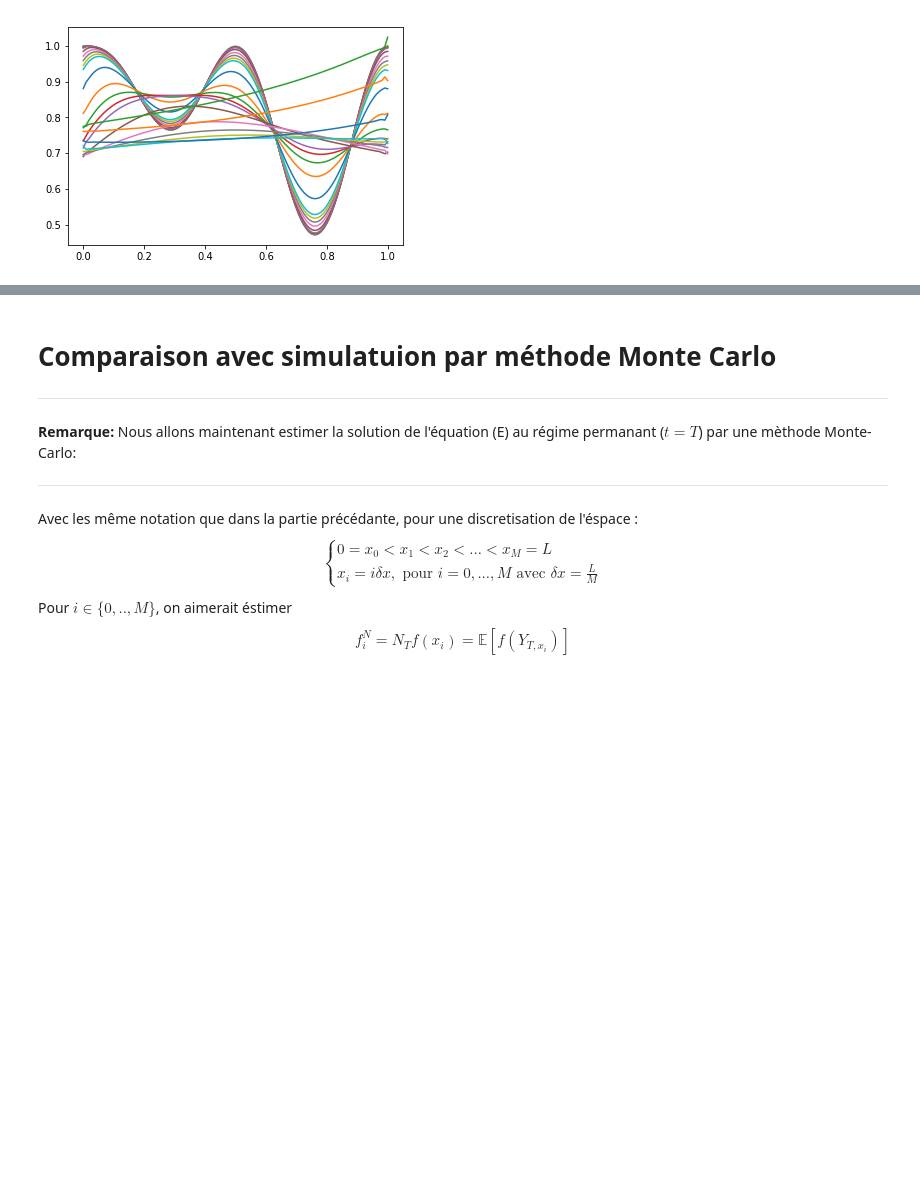
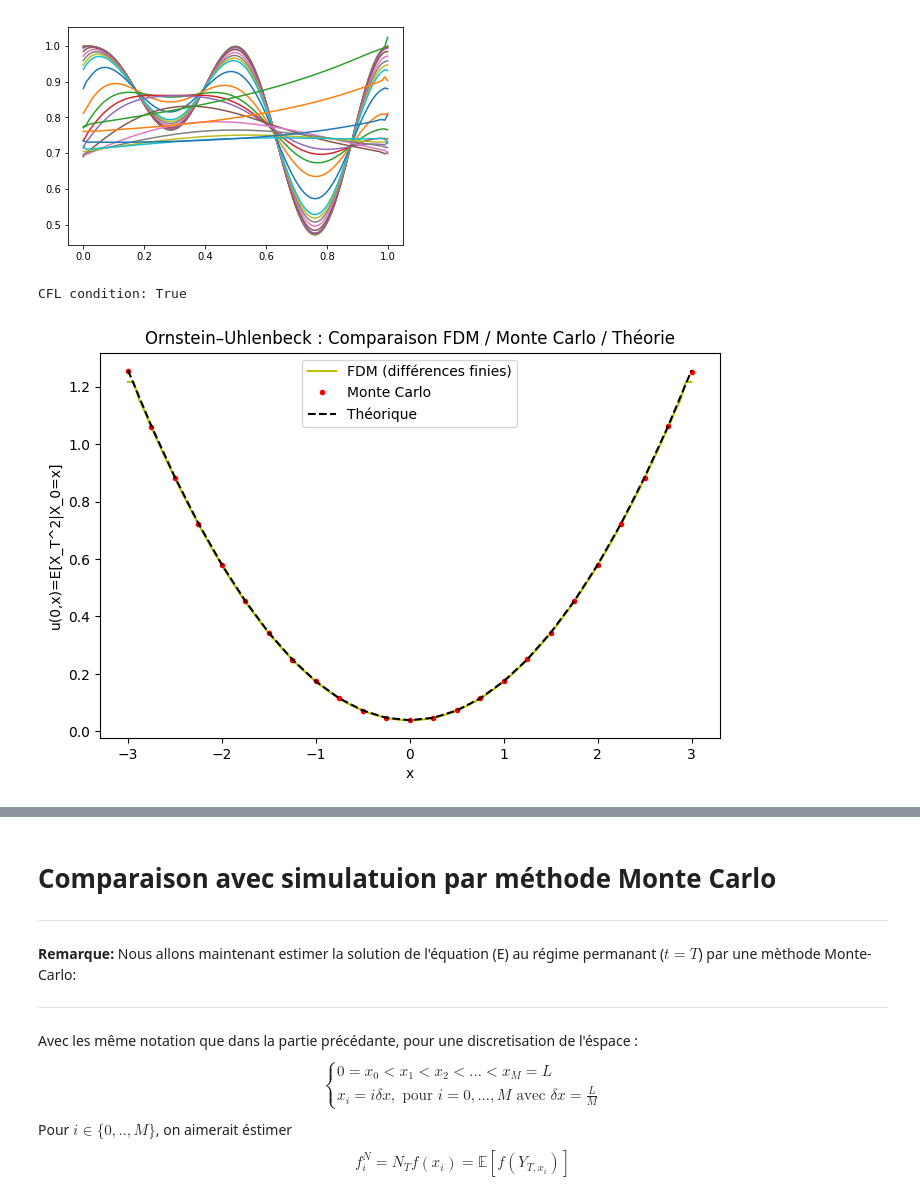
Before and after one commit to EssaddekOthmane/Ornstein-Uhlenbeck-process, a Jupyter notebook: Ornstein_Uhlenbeck.ipynb, the cells around one changed output, grey strips where cells are left out. Drawn from its saved outputs; the diff is of its cells as text; code cells hidden in the pictures; blank space fills up the shorter version.

```diff
--- a/Ornstein_Uhlenbeck.ipynb
+++ b/Ornstein_Uhlenbeck.ipynb
@@ -774,3 +1070,77 @@ plt.show()
 0.9999599999993782
 (110, 110)
 [figure]
+# %%
+import numpy as np
+import matplotlib.pyplot as plt
+from scipy.stats import norm
+
+# Paramètres du modèle OU
+alpha = 1.0     # vitesse de rappel
+theta = 0.0     # moyenne de long terme
+sigma = 0.3     # volatilité
+T = 1.0         # horizon
+
+# Grilles
+x_min, x_max = -3, 3
+Nx = 100
+Nt = 500
+dx = (x_max - x_min) / Nx
+dt = T / Nt
+
+# Vérification de stabilité (CFL)
+print("CFL condition:", dt <= dx**2 / sigma**2)
+
+# Grille d'espace
+x = np.linspace(x_min, x_max, Nx+1)
+
+# Condition finale (par ex. f(x) = x^2)
+u = x**2
+
+# FDM explicite
+for n in range(Nt):
+    u_prev = u.copy()
+    for i in range(1, Nx):
+        drift = alpha * (x[i] - theta)
+        d2u = (u_prev[i+1] - 2*u_prev[i] + u_prev[i-1]) / dx**2
+        du = (u_prev[i+1] - u_prev[i-1]) / (2*dx)
+        u[i] = u_prev[i] + dt * (-drift * du + 0.5 * sigma**2 * d2u)
+    # conditions frontières (Neumann)
+    u[0] = u[1]
+    u[-1] = u[-2]
+
+fdm_sol = u.copy()
+
+# --- Solution Monte Carlo ---
+def simulate_OU(x0, Npaths=100000):
+    dt_mc = T / Nt
+    X = np.full(Npaths, x0)
+    for _ in range(Nt):
+        X += -alpha * (X - theta) * dt_mc + sigma * np.sqrt(dt_mc) * np.random.randn(Npaths)
+    return X
+
+# Monte Carlo : E[f(X_T)]
+x_vals = np.linspace(x_min, x_max, 25)
+mc_sol = []
+for x0 in x_vals:
+    XT = simulate_OU(x0)
+    mc_sol.append(np.mean(XT**2))
+
+# Théorique (par le semi-groupe)
+mT = x_vals * np.exp(-alpha * T) + theta * (1 - np.exp(-alpha * T))
+sT2 = sigma**2 / (2*alpha) * (1 - np.exp(-2*alpha * T))
+theo_sol = mT**2 + sT2  # E[X_T^2]
+
+# --- Graphiques ---
+plt.figure(figsize=(8,5))
+plt.plot(x, fdm_sol, 'y', label='FDM (différences finies)')
+plt.plot(x_vals, mc_sol, 'r.', label='Monte Carlo')
+plt.plot(x_vals, theo_sol, 'k--', label='Théorique')
+plt.xlabel('x')
+plt.ylabel('u(0,x)=E[X_T^2|X_0=x]')
+plt.legend()
+plt.title('Ornstein–Uhlenbeck : Comparaison FDM / Monte Carlo / Théorie')
+plt.show()
+# %% [output]
+CFL condition: True
+[figure, added]
```
Also changed, not shown: parts of 4 cells of this notebook.
